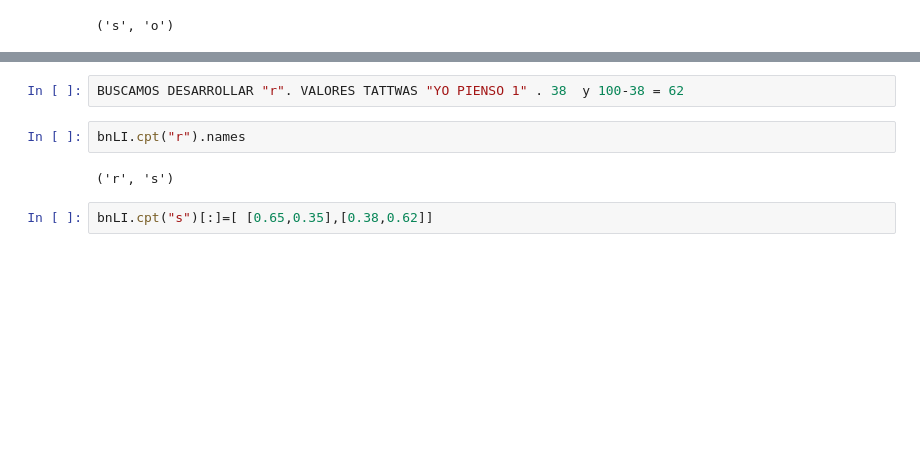
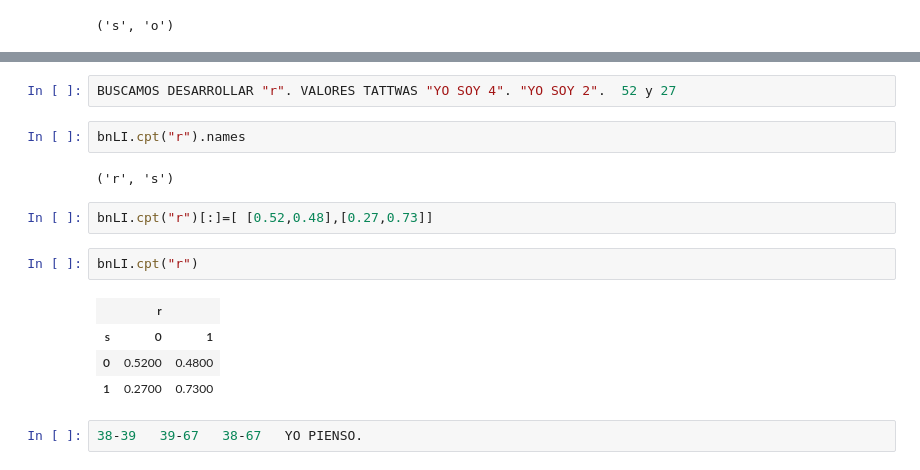
Before and after one commit to miguelangelperezrodriguez/bayesLI, a Jupyter notebook: LI.ipynb, the cells around one changed output, grey strips where cells are left out. Drawn from its saved outputs; the diff is of its cells as text; blank space fills up the shorter version.

```diff
--- a/LI.ipynb
+++ b/LI.ipynb
@@ -152,8 +152,17 @@ bnLI.cpt("s")
 # %%
-BUSCAMOS DESARROLLAR "r". VALORES TATTWAS "YO PIENSO 1" . 38  y 100-38 = 62
+BUSCAMOS DESARROLLAR "r". VALORES TATTWAS "YO SOY 4". "YO SOY 2".  52 y 27
 # %%
 bnLI.cpt("r").names
 # %% [output]
 ('r', 's')
 # %%
-bnLI.cpt("s")[:]=[ [0.65,0.35],[0.38,0.62]]
+bnLI.cpt("r")[:]=[ [0.52,0.48],[0.27,0.73]]
+# %%
+bnLI.cpt("r")
+# %% [output]
+|  | r |  |
+| s | 0 | 1 |
+| 0 | 0.5200 | 0.4800 |
+| 1 | 0.2700 | 0.7300 |
+# %%
+38-39   39-67   38-67   YO PIENSO.
```
Also changed, not shown: parts of 8 cells of this notebook.
